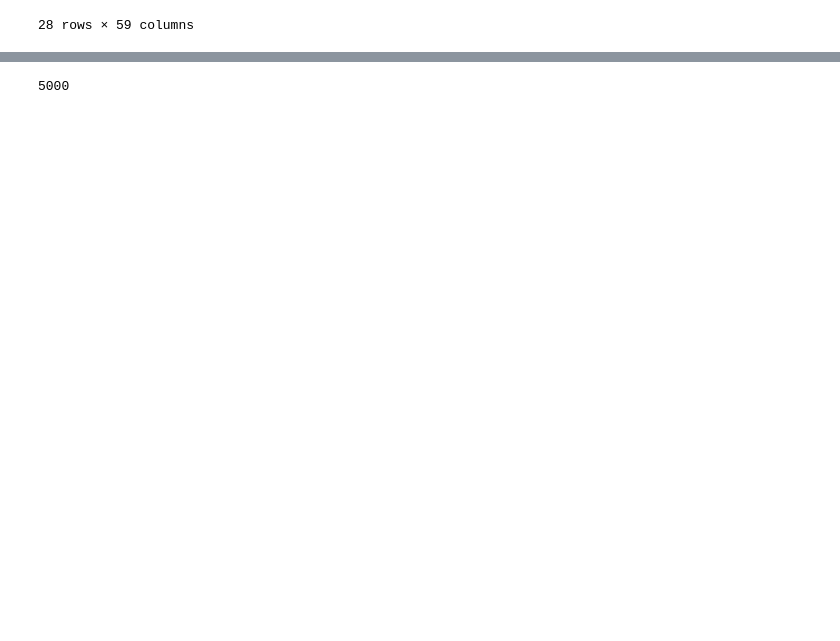
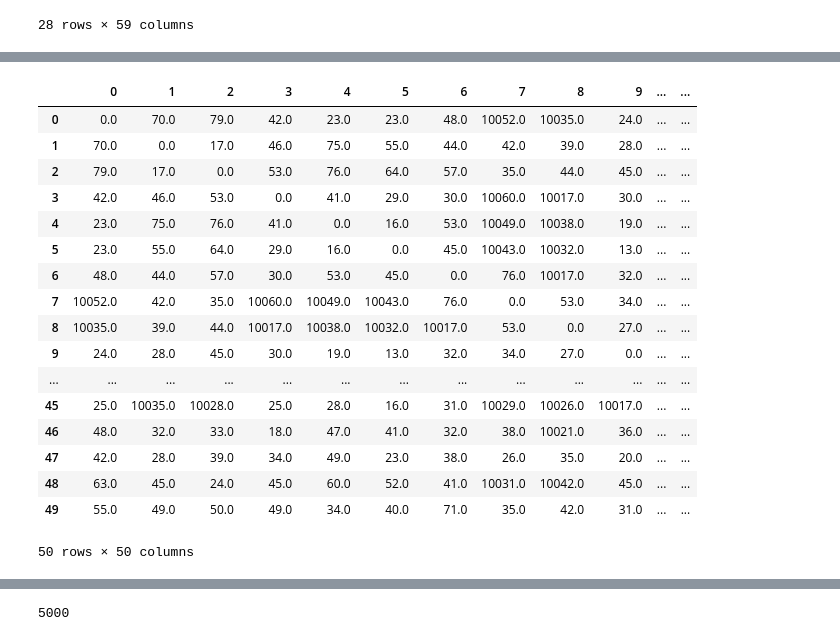
Before and after one commit to OxMatch/Annie-Parsing-Data, a Jupyter notebook: Draft - MT2020.ipynb, the cells around one changed output, grey strips where cells are left out. Drawn from its saved outputs; the diff is of its cells as text; code cells hidden in the pictures; blank space fills up the shorter version.

```diff
--- a/Draft - MT2020.ipynb
+++ b/Draft - MT2020.ipynb
@@ -136,9 +142,11 @@ list(MT2020.columns)
 # %% [markdown]
 # 1. Dividing Subsets
 # %%
+# With new paradigm, we no longer distinguish between proposing and proposed
+
 #male looking for female
-proposing = MT2020[(MT2020.iloc[:,2] == 'Male') & (MT2020.iloc[:,4] == 'Female')]
-proposed = MT2020[(MT2020.iloc[:,2] == 'Female') & (MT2020.iloc[:,4] == 'Male')]
+#proposing = MT2020[(MT2020.iloc[:,2] == 'Male') & (MT2020.iloc[:,4] == 'Female')]
+#proposed = MT2020[(MT2020.iloc[:,2] == 'Female') & (MT2020.iloc[:,4] == 'Male')]
 # %%
 MT2020.iloc[:,2].unique()
 # %% [output]
@@ -254,0 +251,2 @@ proposed[:10]
+# %%
+testNumber = 2334
@@ -254,0 +289,21 @@ proposed[:10]
+# %%
+preference_table(MT2020[:testNumber])
+# %% [output]
+|  | 0 | 1 | 2 | 3 | 4 | 5 | 6 | 7 | 8 | 9 | ... | ... |
+| 0 | 0.0 | 70.0 | 79.0 | 42.0 | 23.0 | 23.0 | 48.0 | 10052.0 | 10035.0 | 24.0 | ... | ... |
+| 1 | 70.0 | 0.0 | 17.0 | 46.0 | 75.0 | 55.0 | 44.0 | 42.0 | 39.0 | 28.0 | ... | ... |
+| 2 | 79.0 | 17.0 | 0.0 | 53.0 | 76.0 | 64.0 | 57.0 | 35.0 | 44.0 | 45.0 | ... | ... |
+| 3 | 42.0 | 46.0 | 53.0 | 0.0 | 41.0 | 29.0 | 30.0 | 10060.0 | 10017.0 | 30.0 | ... | ... |
+| 4 | 23.0 | 75.0 | 76.0 | 41.0 | 0.0 | 16.0 | 53.0 | 10049.0 | 10038.0 | 19.0 | ... | ... |
+| 5 | 23.0 | 55.0 | 64.0 | 29.0 | 16.0 | 0.0 | 45.0 | 10043.0 | 10032.0 | 13.0 | ... | ... |
+| 6 | 48.0 | 44.0 | 57.0 | 30.0 | 53.0 | 45.0 | 0.0 | 76.0 | 10017.0 | 32.0 | ... | ... |
+| 7 | 10052.0 | 42.0 | 35.0 | 10060.0 | 10049.0 | 10043.0 | 76.0 | 0.0 | 53.0 | 34.0 | ... | ... |
+| 8 | 10035.0 | 39.0 | 44.0 | 10017.0 | 10038.0 | 10032.0 | 10017.0 | 53.0 | 0.0 | 27.0 | ... | ... |
+| 9 | 24.0 | 28.0 | 45.0 | 30.0 | 19.0 | 13.0 | 32.0 | 34.0 | 27.0 | 0.0 | ... | ... |
+| ... | ... | ... | ... | ... | ... | ... | ... | ... | ... | ... | ... | ... |
+| 45 | 25.0 | 10035.0 | 10028.0 | 25.0 | 28.0 | 16.0 | 31.0 | 10029.0 | 10026.0 | 10017.0 | ... | ... |
+| 46 | 48.0 | 32.0 | 33.0 | 18.0 | 47.0 | 41.0 | 32.0 | 38.0 | 10021.0 | 36.0 | ... | ... |
+| 47 | 42.0 | 28.0 | 39.0 | 34.0 | 49.0 | 23.0 | 38.0 | 26.0 | 35.0 | 20.0 | ... | ... |
+| 48 | 63.0 | 45.0 | 24.0 | 45.0 | 60.0 | 52.0 | 41.0 | 10031.0 | 10042.0 | 45.0 | ... | ... |
+| 49 | 55.0 | 49.0 | 50.0 | 49.0 | 34.0 | 40.0 | 71.0 | 35.0 | 42.0 | 31.0 | ... | ... |
+50 rows × 50 columns
```
Also changed, not shown: parts of 18 cells of this notebook.
